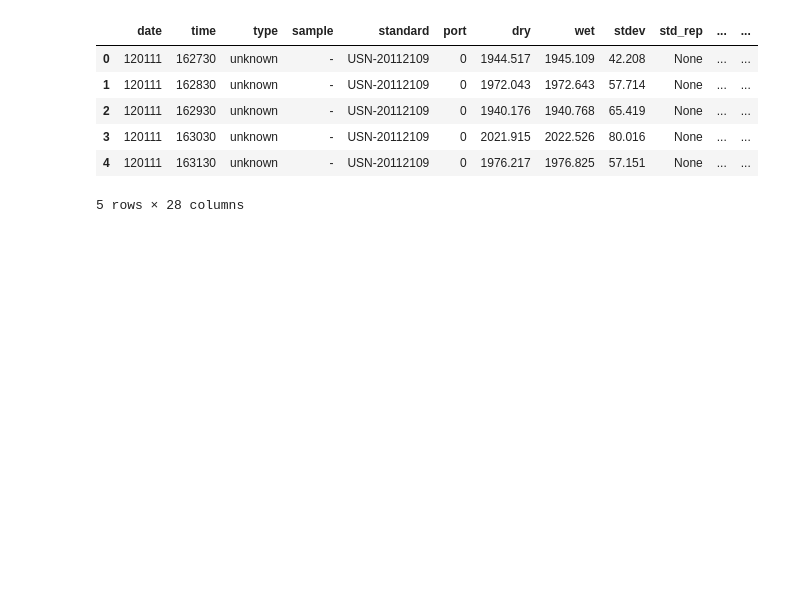
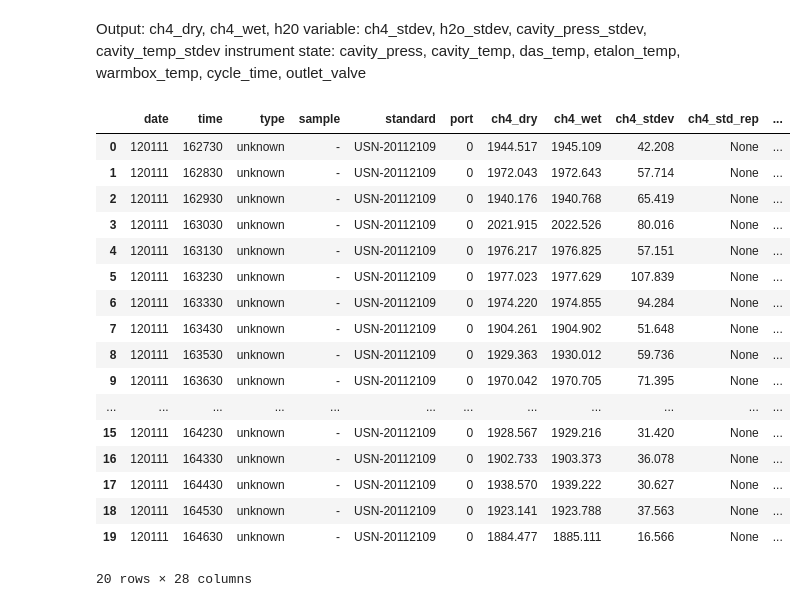
Before and after one commit to mcodcatyu/research_project, a Jupyter notebook: notebooks/tac_parque_eda.ipynb, the cells around one changed output. Drawn from its saved outputs; the diff is of its cells as text; code cells hidden in the pictures; blank space fills up the shorter version.

Commit message:
tac data EDA

```diff
--- a/notebooks/tac_parque_eda.ipynb
+++ b/notebooks/tac_parque_eda.ipynb
@@ -50,10 +59,26 @@ duckdb.sql(f"SELECT * FROM '{parquet_filename}'USING SAMPLE 10 ROWS").df()
+# %% [markdown]
+Output: ch4_dry, ch4_wet, h20
+variable: ch4_stdev, h2o_stdev, cavity_press_stdev, cavity_temp_stdev
+instrument state: cavity_press, cavity_temp, das_temp, etalon_temp, warmbox_temp, cycle_time, outlet_valve
 # %%
-duckdb.sql(f"SELECT * FROM '{parquet_filename}' LIMIT 5").df()
+raw_data = duckdb.sql(f"SELECT * FROM '{parquet_filename}'").df()
+raw_data.head(20)
 # %% [output]
-|  | date | time | type | sample | standard | port | dry | wet | stdev | std_rep | ... | ... |
-| 0 | 120111 | 162730 | unknown | - | USN-20112109 | 0 | 1944.517 | 1945.109 | 42.208 | None | ... | ... |
-| 1 | 120111 | 162830 | unknown | - | USN-20112109 | 0 | 1972.043 | 1972.643 | 57.714 | None | ... | ... |
-| 2 | 120111 | 162930 | unknown | - | USN-20112109 | 0 | 1940.176 | 1940.768 | 65.419 | None | ... | ... |
-| 3 | 120111 | 163030 | unknown | - | USN-20112109 | 0 | 2021.915 | 2022.526 | 80.016 | None | ... | ... |
-| 4 | 120111 | 163130 | unknown | - | USN-20112109 | 0 | 1976.217 | 1976.825 | 57.151 | None | ... | ... |
+|  | date | time | type | sample | standard | port | ch4_dry | ch4_wet | ch4_stdev | ch4_std_rep | ... |
+| 0 | 120111 | 162730 | unknown | - | USN-20112109 | 0 | 1944.517 | 1945.109 | 42.208 | None | ... |
+| 1 | 120111 | 162830 | unknown | - | USN-20112109 | 0 | 1972.043 | 1972.643 | 57.714 | None | ... |
+| 2 | 120111 | 162930 | unknown | - | USN-20112109 | 0 | 1940.176 | 1940.768 | 65.419 | None | ... |
+| 3 | 120111 | 163030 | unknown | - | USN-20112109 | 0 | 2021.915 | 2022.526 | 80.016 | None | ... |
+| 4 | 120111 | 163130 | unknown | - | USN-20112109 | 0 | 1976.217 | 1976.825 | 57.151 | None | ... |
+| 5 | 120111 | 163230 | unknown | - | USN-20112109 | 0 | 1977.023 | 1977.629 | 107.839 | None | ... |
+| 6 | 120111 | 163330 | unknown | - | USN-20112109 | 0 | 1974.220 | 1974.855 | 94.284 | None | ... |
+| 7 | 120111 | 163430 | unknown | - | USN-20112109 | 0 | 1904.261 | 1904.902 | 51.648 | None | ... |
+| 8 | 120111 | 163530 | unknown | - | USN-20112109 | 0 | 1929.363 | 1930.012 | 59.736 | None | ... |
+| 9 | 120111 | 163630 | unknown | - | USN-20112109 | 0 | 1970.042 | 1970.705 | 71.395 | None | ... |
+| ... | ... | ... | ... | ... | ... | ... | ... | ... | ... | ... | ... |
+| 15 | 120111 | 164230 | unknown | - | USN-20112109 | 0 | 1928.567 | 1929.216 | 31.420 | None | ... |
+| 16 | 120111 | 164330 | unknown | - | USN-20112109 | 0 | 1902.733 | 1903.373 | 36.078 | None | ... |
+| 17 | 120111 | 164430 | unknown | - | USN-20112109 | 0 | 1938.570 | 1939.222 | 30.627 | None | ... |
+| 18 | 120111 | 164530 | unknown | - | USN-20112109 | 0 | 1923.141 | 1923.788 | 37.563 | None | ... |
+| 19 | 120111 | 164630 | unknown | - | USN-20112109 | 0 | 1884.477 | 1885.111 | 16.566 | None | ... |
-5 rows × 28 columns
+20 rows × 28 columns
```
Also changed, not shown: parts of 27 cells of this notebook, 6 other files.
